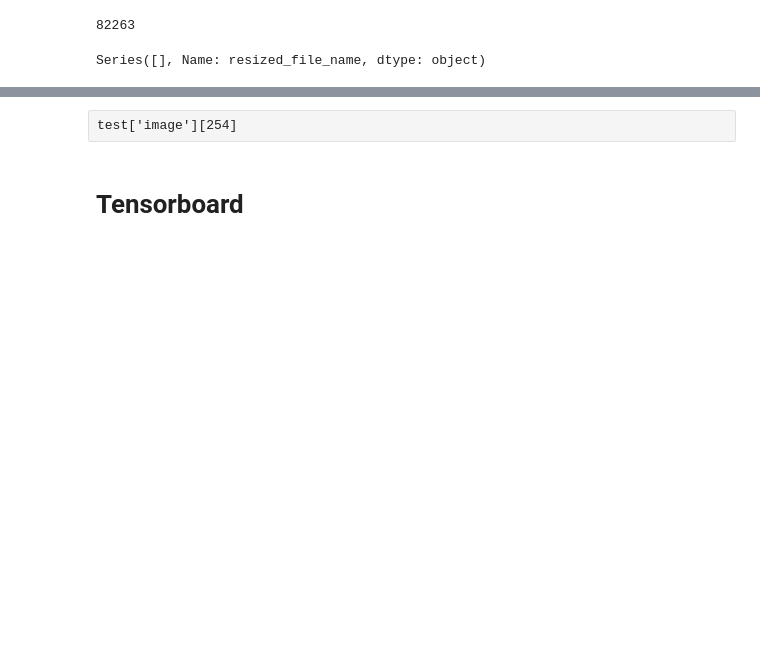
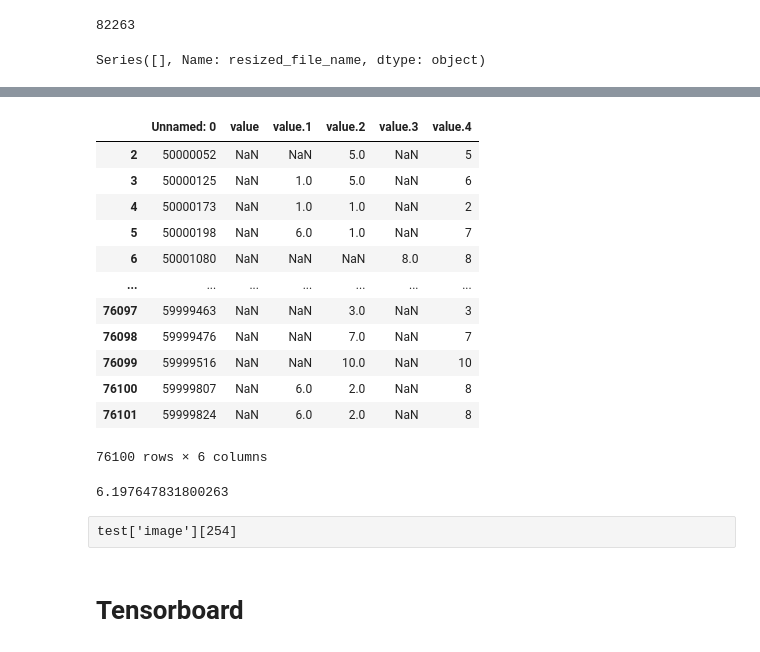
Before and after one commit to AndrewDamico/RadCLIP, a Jupyter notebook: CLIP_training_Rad_datasets.ipynb, the cells around one changed output, grey strips where cells are left out. Drawn from its saved outputs; the diff is of its cells as text; code cells hidden in the pictures; blank space fills up the shorter version.

```diff
--- a/CLIP_training_Rad_datasets.ipynb
+++ b/CLIP_training_Rad_datasets.ipynb
@@ -227,0 +225,5 @@ complete
+# %%
+pivot = pd.pivot_table(complete, values = ['value'], index = ['study'], columns = ['type'], aggfunc='count', margins=True) #.to_csv('pivot.csv')
+pivot = pd.read_csv('pivot.csv')
+# %%
+pivot.drop(pivot.tail(1).index,inplace=True)
@@ -228,3 +246,25 @@ complete
+# %%
+pivot.drop(pivot.head(2).index,inplace=True)
+# %%
+pivot
+# %% [output]
+|  | Unnamed: 0 | value | value.1 | value.2 | value.3 | value.4 |
+| 2 | 50000052 | NaN | NaN | 5.0 | NaN | 5 |
+| 3 | 50000125 | NaN | 1.0 | 5.0 | NaN | 6 |
+| 4 | 50000173 | NaN | 1.0 | 1.0 | NaN | 2 |
+| 5 | 50000198 | NaN | 6.0 | 1.0 | NaN | 7 |
+| 6 | 50001080 | NaN | NaN | NaN | 8.0 | 8 |
+| ... | ... | ... | ... | ... | ... | ... |
+| 76097 | 59999463 | NaN | NaN | 3.0 | NaN | 3 |
+| 76098 | 59999476 | NaN | NaN | 7.0 | NaN | 7 |
+| 76099 | 59999516 | NaN | NaN | 10.0 | NaN | 10 |
+| 76100 | 59999807 | NaN | 6.0 | 2.0 | NaN | 8 |
+| 76101 | 59999824 | NaN | 6.0 | 2.0 | NaN | 8 |
+76100 rows × 6 columns
+# %%
+pivot['value.4'].astype(float).mean()
+# %% [output]
+6.197647831800263
 # %%
 ## Impression, Finding, and WetRead are what we are looking for.
 ## Create Sentence Vectors for each of the sections, stripping out times.
```
Also changed, not shown: parts of 8 cells of this notebook.
